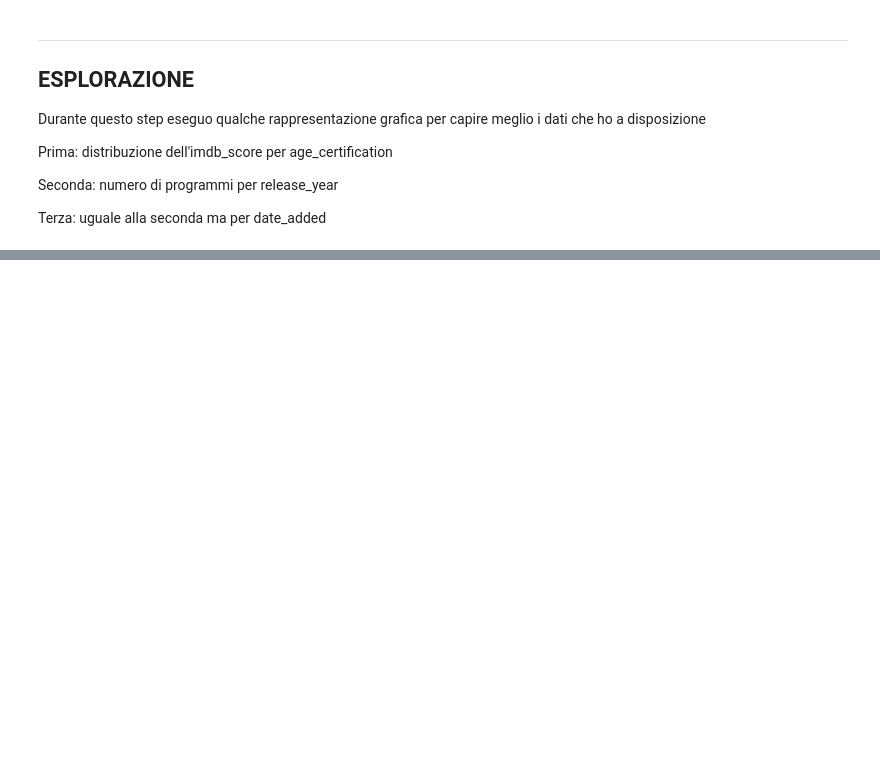
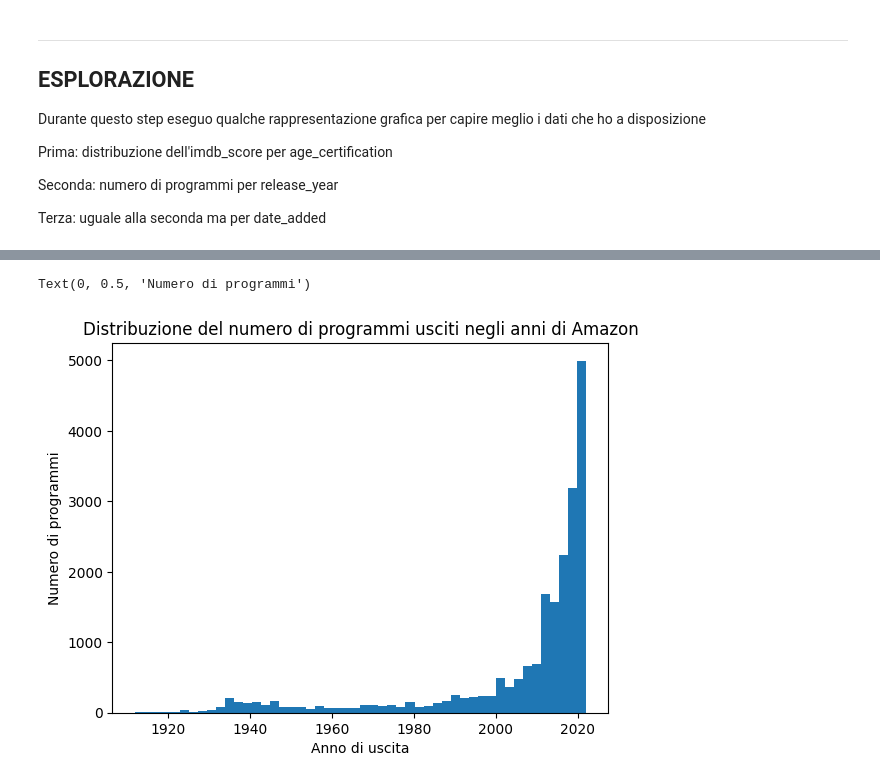
Before and after one commit to edotaggaedo/Progetto_finale_IDS, a Jupyter notebook: Progetto_Finale/ProgFin.ipynb, the cells around one changed output, grey strips where cells are left out. Cells and saved outputs as stored; diff of their text form; code cells hidden in the pictures; blank space fills up the shorter version.

```diff
--- a/Progetto_Finale/ProgFin.ipynb
+++ b/Progetto_Finale/ProgFin.ipynb
@@ -309,0 +331,13 @@ TypeError: 'value' must be an instance of str or bytes, not a float
+# %%
+# SECONDA
+
+# Visualizzo un istogramma per rappresentare il numero di programmi usciti negli anni
+
+plt.figure()
+plt.hist(amazon_titles_combinata['release_year'], bins=50)
+plt.title('Distribuzione del numero di programmi usciti negli anni di Amazon')
+plt.xlabel('Anno di uscita')
+plt.ylabel('Numero di programmi')
+# %% [output]
+Text(0, 0.5, 'Numero di programmi')
+[figure, added]
```
Also changed, not shown: parts of 9 cells of this notebook.
